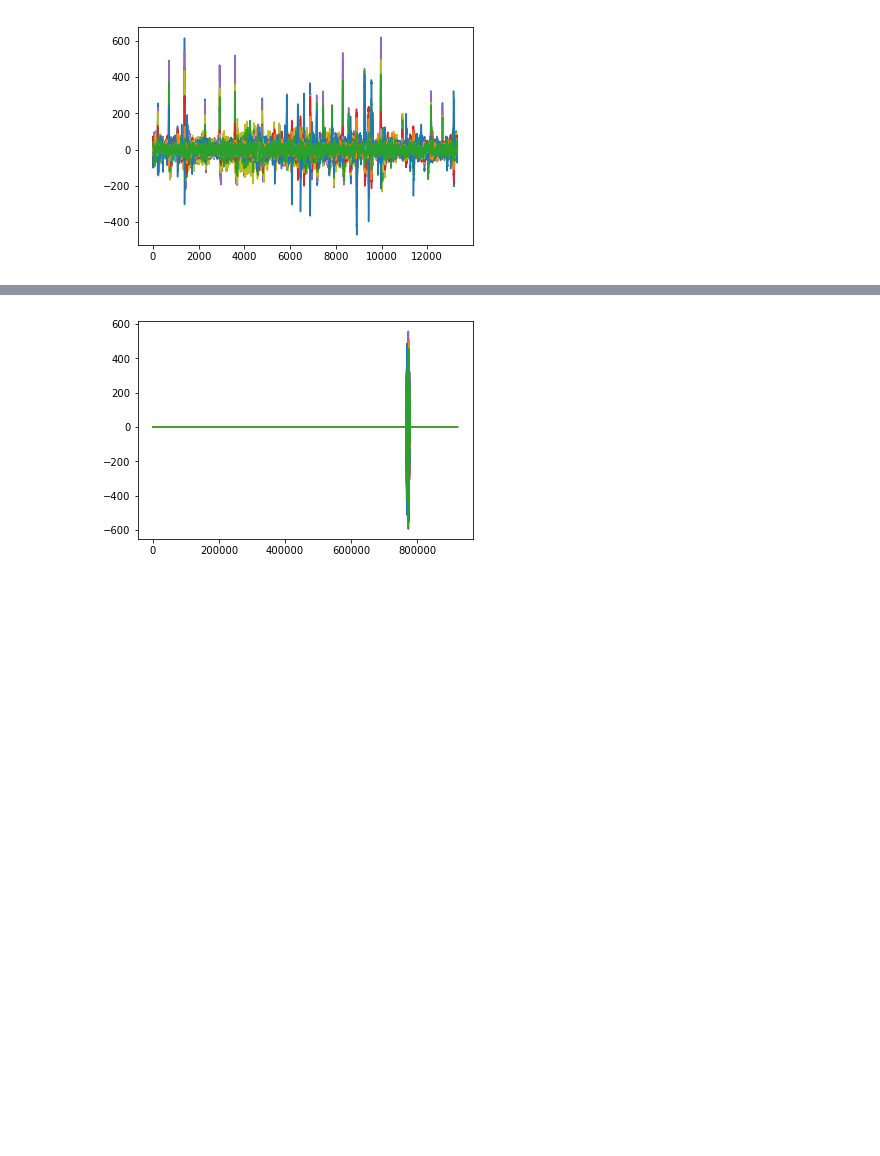
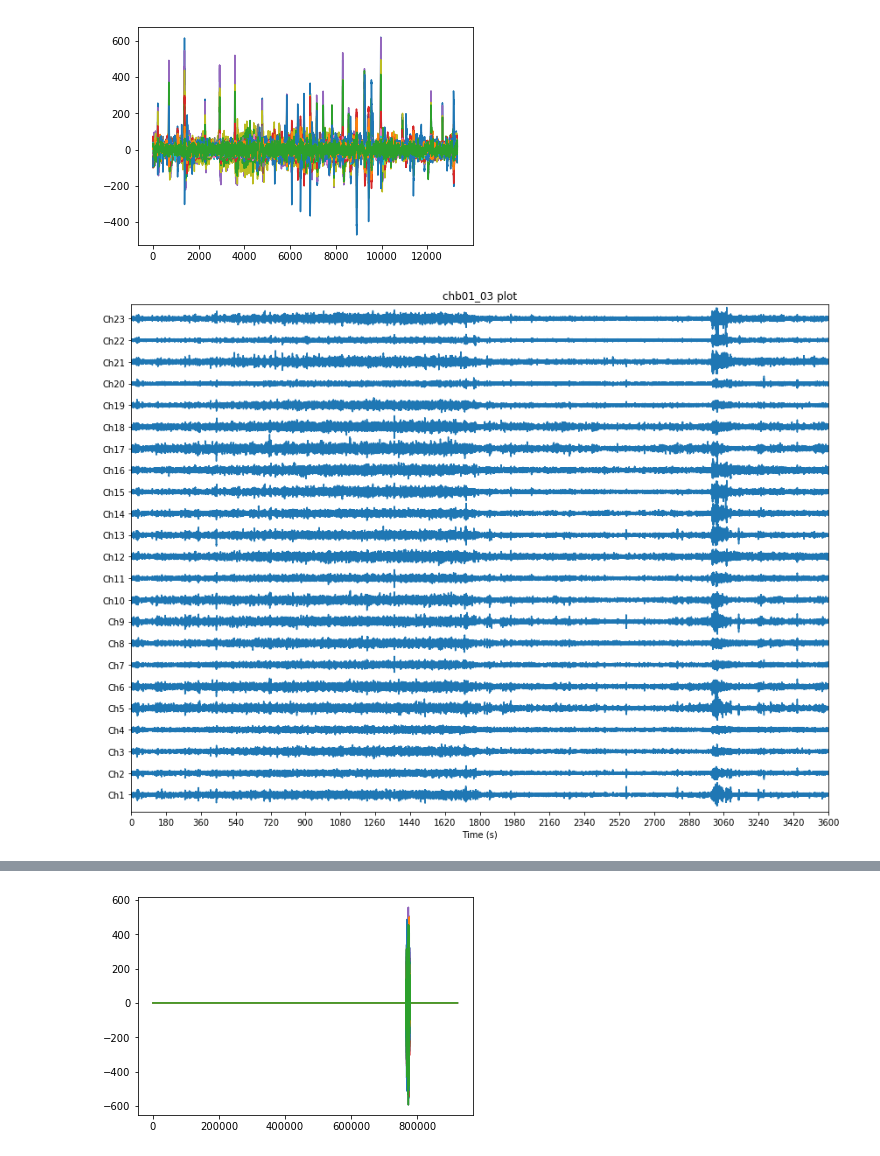
Before and after one commit to acellon/thesis, a Jupyter notebook: testdev.ipynb, the cells around one changed output, grey strips where cells are left out. Drawn from its saved outputs; the diff is of its cells as text; code cells hidden in the pictures; blank space fills up the shorter version.

```diff
--- a/testdev.ipynb
+++ b/testdev.ipynb
@@ -21,4 +21,8 @@ for i in range(alldata[0].rec.shape[0]):
 [figure]
 # %%
 labeled = chb.label(alldata)
+# %%
+labeled[2].plot()
+# %% [output]
+[figure, added]
 # %%
```
Also changed, not shown: parts of 13 cells of this notebook, 1 other file.
